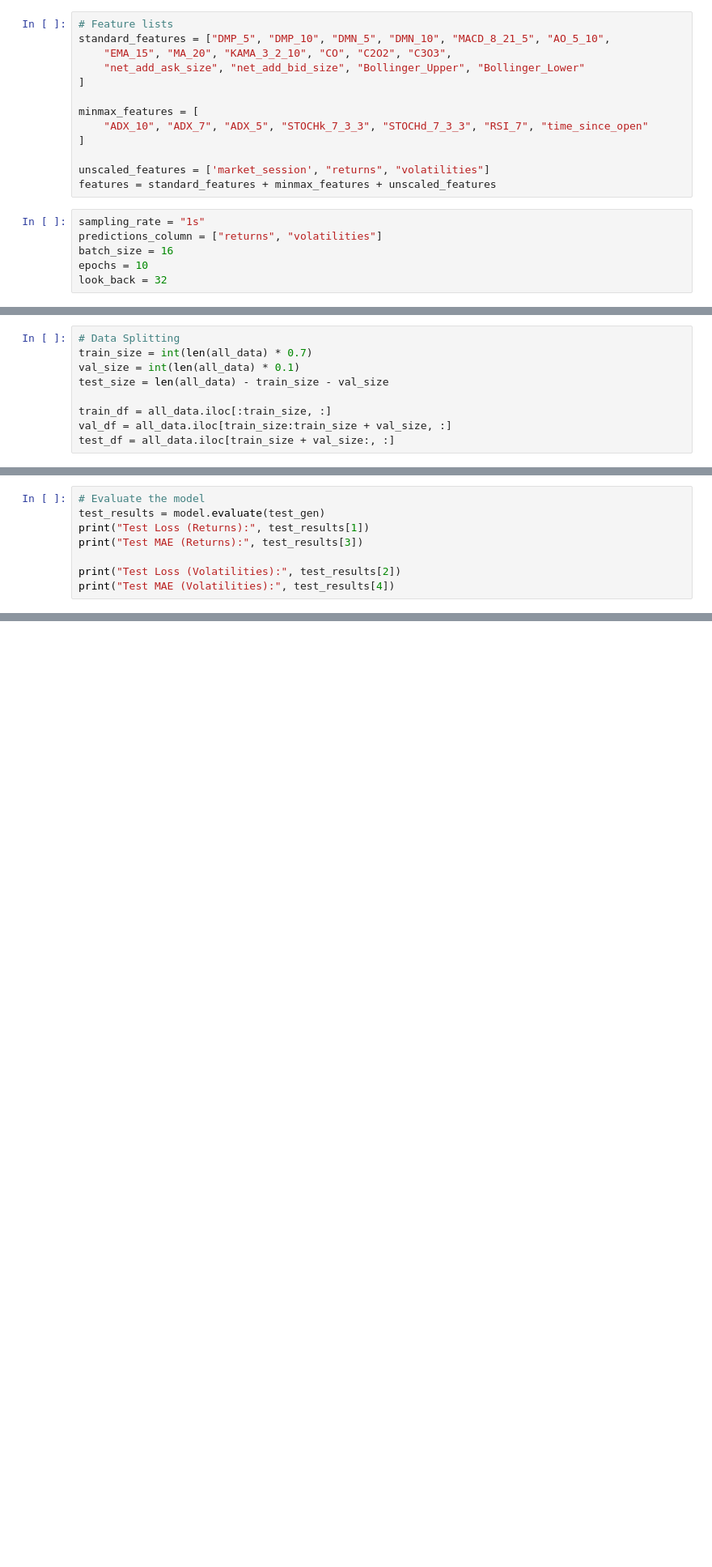
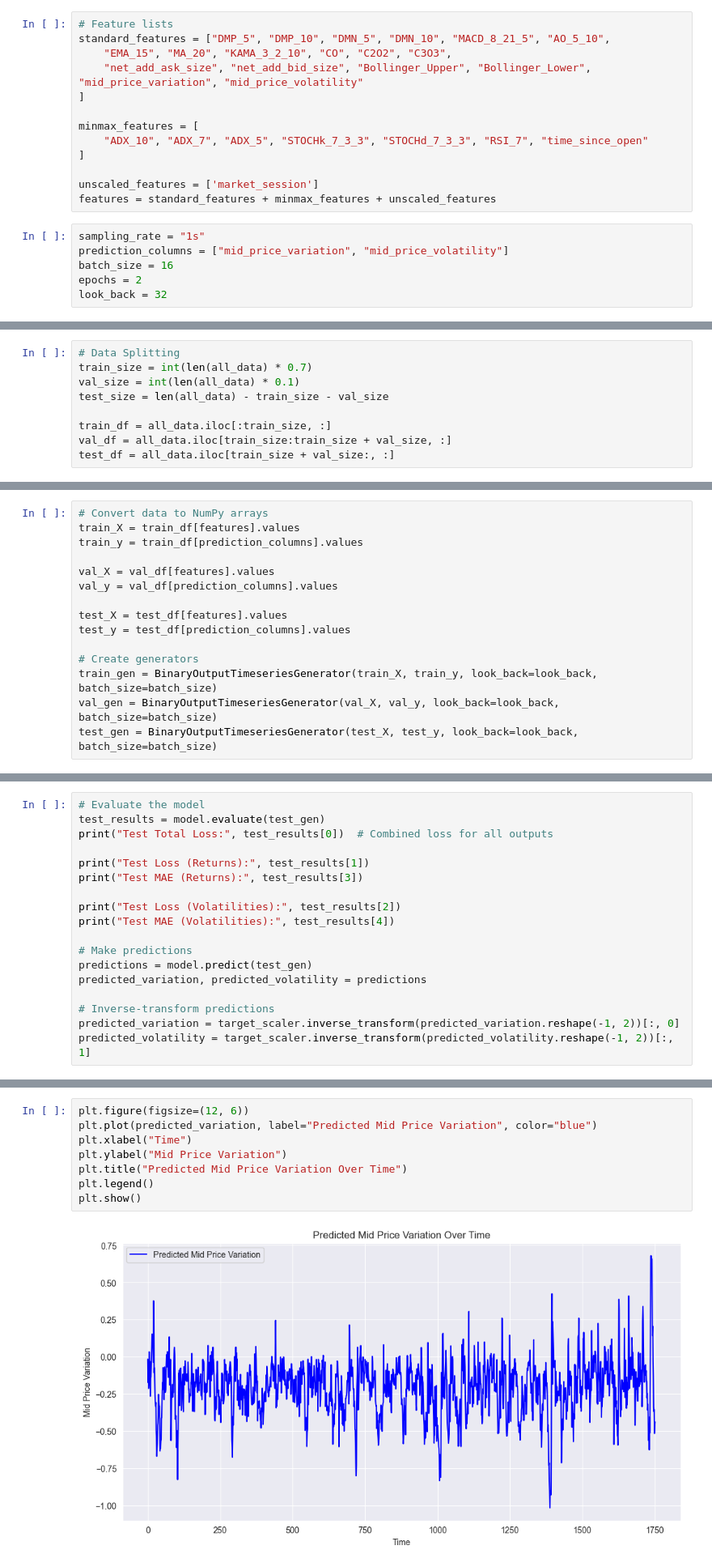
Before and after one commit to LiaoLaurent/Stock-Prediction-Deep-Learning, a Jupyter notebook: testing/regression_tf.ipynb, the cells around one changed output, grey strips where cells are left out. Shown at 81% size. Drawn from its saved outputs; the diff is of its cells as text; blank space fills up the shorter version.

```diff
--- a/testing/regression_tf.ipynb
+++ b/testing/regression_tf.ipynb
@@ -11,20 +11,20 @@ tf.random.set_seed(0)
 # Feature lists
 standard_features = ["DMP_5", "DMP_10", "DMN_5", "DMN_10", "MACD_8_21_5", "AO_5_10",
     "EMA_15", "MA_20", "KAMA_3_2_10", "CO", "C2O2", "C3O3",
-    "net_add_ask_size", "net_add_bid_size", "Bollinger_Upper", "Bollinger_Lower"
+    "net_add_ask_size", "net_add_bid_size", "Bollinger_Upper", "Bollinger_Lower", "mid_price_variation", "mid_price_volatility"
 ]
 
 minmax_features = [
     "ADX_10", "ADX_7", "ADX_5", "STOCHk_7_3_3", "STOCHd_7_3_3", "RSI_7", "time_since_open"
 ]
 
-unscaled_features = ['market_session', "returns", "volatilities"]
+unscaled_features = ['market_session']
 features = standard_features + minmax_features + unscaled_features
 # %%
 sampling_rate = "1s"
-predictions_column = ["returns", "volatilities"]
+prediction_columns = ["mid_price_variation", "mid_price_volatility"]
 batch_size = 16
-epochs = 10
+epochs = 2
 look_back = 32
 # %%
 from tf_preprocessing import process_and_combine_data
@@ -152 +130,16 @@ test_gen = TimeSeriesScalerGenerator(test_df, predictions_column, look_back, bat
+# %%
+# Convert data to NumPy arrays
+train_X = train_df[features].values
+train_y = train_df[prediction_columns].values
+
+val_X = val_df[features].values
+val_y = val_df[prediction_columns].values
+
+test_X = test_df[features].values
+test_y = test_df[prediction_columns].values
+
+# Create generators
+train_gen = BinaryOutputTimeseriesGenerator(train_X, train_y, look_back=look_back, batch_size=batch_size)
+val_gen = BinaryOutputTimeseriesGenerator(val_X, val_y, look_back=look_back, batch_size=batch_size)
+test_gen = BinaryOutputTimeseriesGenerator(test_X, test_y, look_back=look_back, batch_size=batch_size)
 # %%
@@ -214,9 +181,19 @@ Epoch 10/10
 # %%
 # Evaluate the model
 test_results = model.evaluate(test_gen)
+print("Test Total Loss:", test_results[0])  # Combined loss for all outputs
+
 print("Test Loss (Returns):", test_results[1])
 print("Test MAE (Returns):", test_results[3])
 
 print("Test Loss (Volatilities):", test_results[2])
 print("Test MAE (Volatilities):", test_results[4])
+
+# Make predictions
+predictions = model.predict(test_gen)
+predicted_variation, predicted_volatility = predictions
+
+# Inverse-transform predictions
+predicted_variation = target_scaler.inverse_transform(predicted_variation.reshape(-1, 2))[:, 0]
+predicted_volatility = target_scaler.inverse_transform(predicted_volatility.reshape(-1, 2))[:, 1]
 # %% [output]
@@ -225,0 +207,10 @@ IndexError: list index out of range
+# %%
+plt.figure(figsize=(12, 6))
+plt.plot(predicted_variation, label="Predicted Mid Price Variation", color="blue")
+plt.xlabel("Time")
+plt.ylabel("Mid Price Variation")
+plt.title("Predicted Mid Price Variation Over Time")
+plt.legend()
+plt.show()
+# %% [output]
+[figure, added]
```
Also changed, not shown: parts of 10 cells of this notebook, 1 other file.
